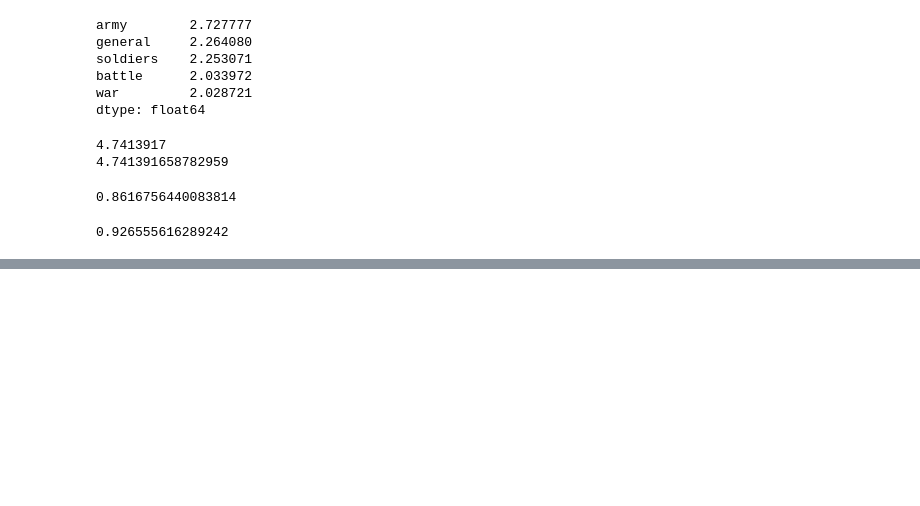
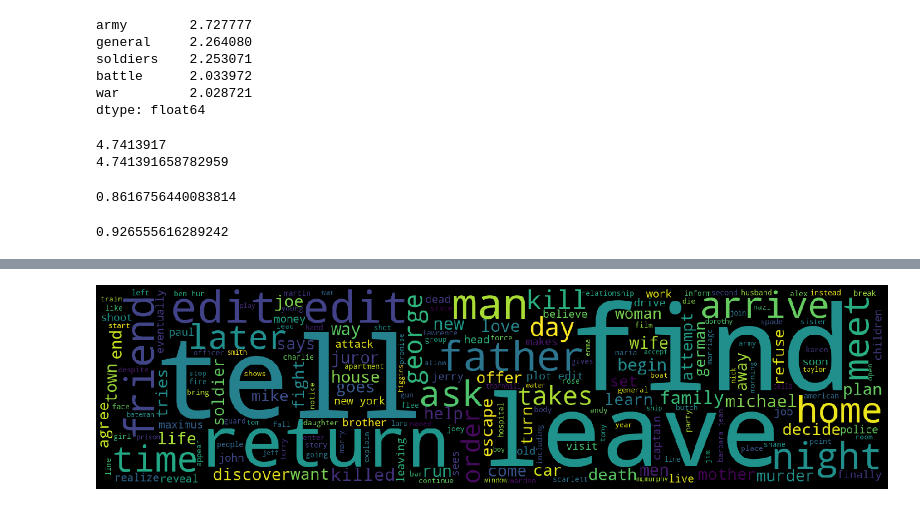
Before and after one commit to albertoid/clases_datamex0120, a Jupyter notebook: w7_d4 - NLP.ipynb, the cells around one changed output, grey strips where cells are left out. Saved outputs shown, nothing was run; the diff lists cells and outputs as text; code cells hidden in the pictures; blank space fills up the shorter version.

```diff
--- a/w7_d4 - NLP.ipynb
+++ b/w7_d4 - NLP.ipynb
@@ -306,0 +344,47 @@ get_simil(token1, token2)
+# %%
+def tokenizer(txt):  # texto
+
+    if detect(txt)=='en':    # si el texto esta en ingles...
+        nlp=spacy.load('en')
+        parser=English()
+
+    elif detect(txt)=='es':   # si el texto esta en castellano...
+        nlp=spacy.load('es_core_news_md')
+        parser=Spanish()
+
+    else:
+        return 'No es castellano ni ingles.'
+
+    tokens=parser(txt)
+
+    filtered_tokens=[]
+
+    for word in tokens:
+        lemma=word.lemma_.lower().strip()
+        if lemma not in STOP_WORDS and re.search('^[a-zA-Z]+$', lemma):
+            filtered_tokens.append(lemma)
+
+    return ' '.join(filtered_tokens)
+# %%
+def wordcloud(df,col): # dataframe, columna
+
+    wordcloud=WordCloud(width=1600, height=400, stopwords=stop_words).generate(' '.join([e for e in df[col]]))
+
+    plt.figure(figsize=(20,10), facecolor='k')
+    plt.imshow(wordcloud)
+    plt.axis('off')
+    plt.tight_layout(pad=0)
+    plt.savefig('data/wordcloud.png', facecolor='k', bbox_inches='tight')
+    plt.show()
+# %%
+# se carga un texto
+txt=open('data/synopses_list.txt').read().split('\n BREAKS HERE')[0:100]
+# %%
+# se convierte en dataframe y se tokeniza
+df=pd.DataFrame(txt, columns=['text'])
+df['text']=df['text'].apply(tokenizer)
+# %%
+# wordcloud
+wordcloud(df, 'text')
+# %% [output]
+[figure, added]
```
Also changed, not shown: parts of 12 cells of this notebook, 4 other files.
